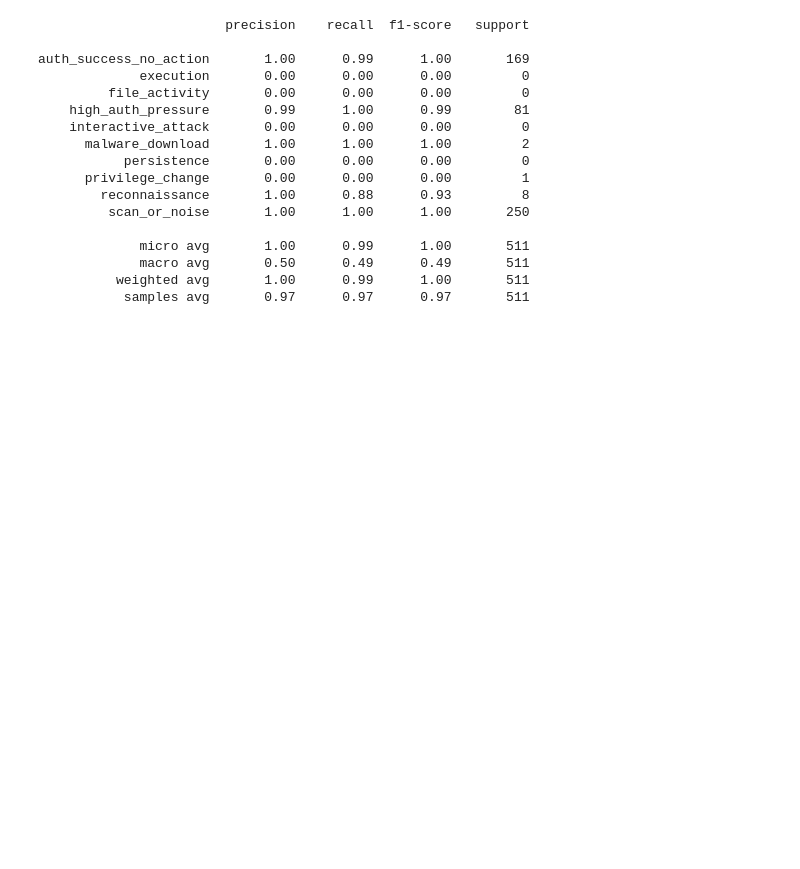
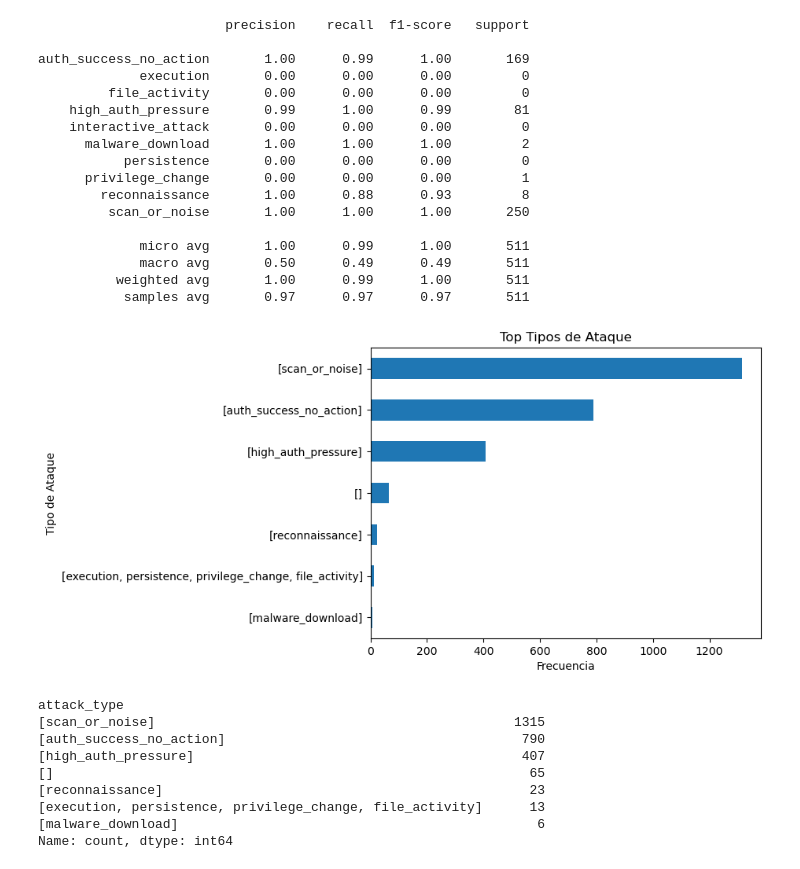
Before and after one commit to IkerAramendi/Honeypot-Intelligent-Attack-Classifier, a Jupyter notebook: script/modeloml.ipynb, the cells around one changed output. Saved outputs shown, nothing was run; the diff lists cells and outputs as text; code cells hidden in the pictures; blank space fills up the shorter version.

```diff
--- a/script/modeloml.ipynb
+++ b/script/modeloml.ipynb
@@ -106,0 +108,25 @@ plt.show()
+# %%
+# Representación de la frecuencia de nombres de usuarios utilizados por los intrusos.
+ataques = dataset["attack_type"]
+top_users = ataques.value_counts().head(7)  # Top 7
+
+top_users.sort_values().plot(kind="barh")
+
+plt.title("Top Tipos de Ataque")
+plt.xlabel("Frecuencia")
+plt.ylabel("Tipo de Ataque")
+
+plt.show()
+
+print(top_users)
+# %% [output]
+[figure, added]
+attack_type
+[scan_or_noise]                                              1315
+[auth_success_no_action]                                      790
+[high_auth_pressure]                                          407
+[]                                                             65
+[reconnaissance]                                               23
+[execution, persistence, privilege_change, file_activity]      13
+[malware_download]                                              6
+Name: count, dtype: int64
```
Also changed, not shown: parts of 3 cells of this notebook, 1 other file.
